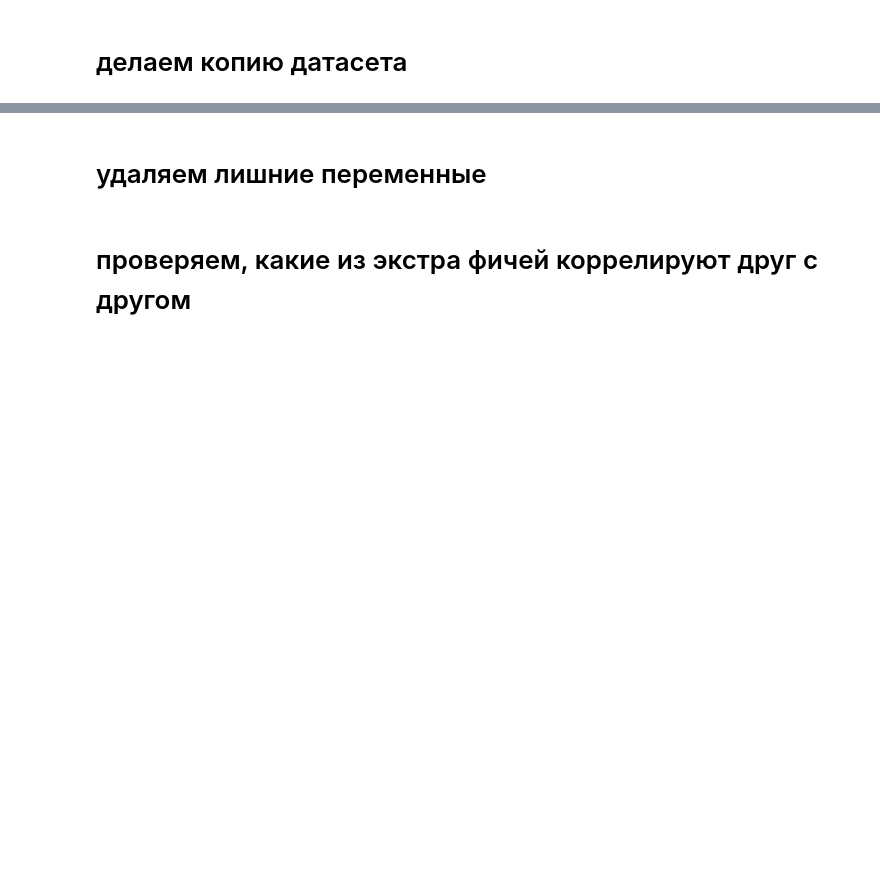
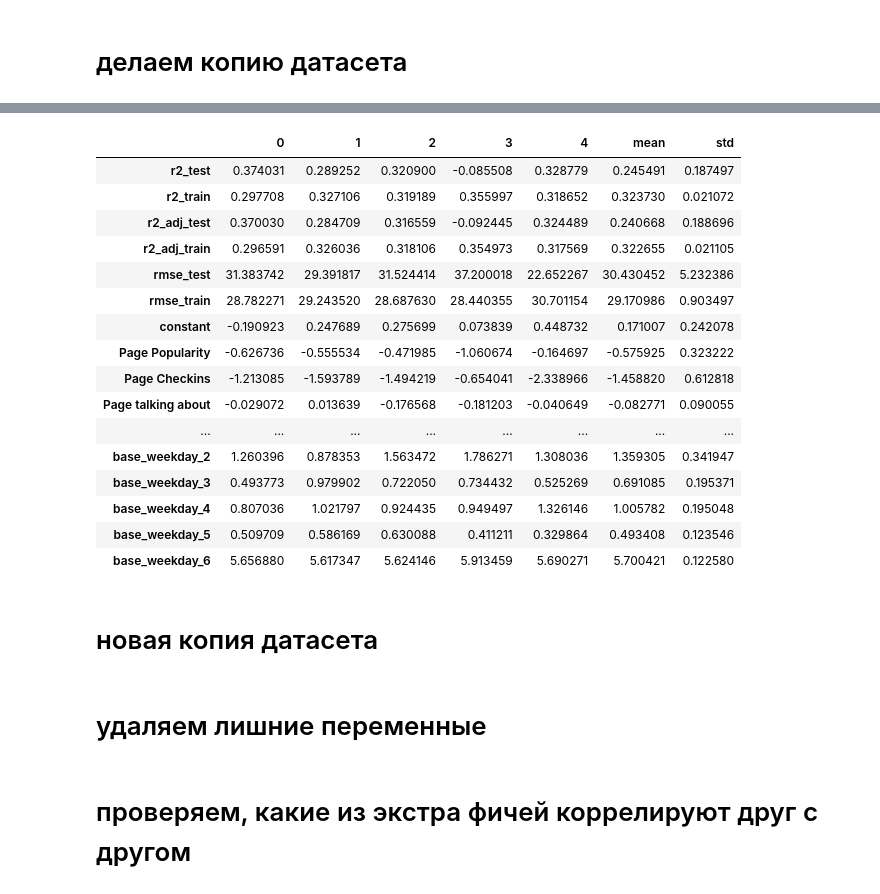
Before and after one commit to peter-pogorelov/spbsu-mlclass, a Jupyter notebook: ml-01.ipynb, the cells around one changed output, grey strips where cells are left out. Cells and saved outputs as stored; diff of their text form; code cells hidden in the pictures; blank space fills up the shorter version.

```diff
--- a/ml-01.ipynb
+++ b/ml-01.ipynb
@@ -118,0 +131,11 @@ train_dataset_small_new = copy(train_dataset_small)
+# %%
+X = train_dataset_small_new
+y = train_dataset_small_new.Target
+X = X.drop('Target', axis=1)
+X = X.drop('Post Promotion Status', axis=1)
+# %%
+# получаем список не-бинарных переменных
+not_binary_cols = X.columns[~X.apply(is_binary)]
+print(not_binary_cols)
+# выполняем нормировку не-биинарных переменных
+X[not_binary_cols] = X[not_binary_cols].apply(lambda x: (x - x.mean()) / (x.std()), axis=0)
@@ -118,0 +189,33 @@ train_dataset_small_new = copy(train_dataset_small)
+# %%
+df = pd.DataFrame(np.vstack([r2_test, r2_train, r2_adj_test, r2_adj_train, rmse_test, rmse_train, np.array(features).T]), index=[
+    'r2_test',
+    'r2_train',
+    'r2_adj_test',
+    'r2_adj_train',
+    'rmse_test',
+    'rmse_train',
+] + ['constant'] + X.columns.tolist())
+
+df = pd.concat([df, df.mean(axis=1).rename('mean'), df.std(axis=1).rename('std')], axis=1)
+
+df
+# %% [output]
+|  | 0 | 1 | 2 | 3 | 4 | mean | std |
+| r2_test | 0.374031 | 0.289252 | 0.320900 | -0.085508 | 0.328779 | 0.245491 | 0.187497 |
+| r2_train | 0.297708 | 0.327106 | 0.319189 | 0.355997 | 0.318652 | 0.323730 | 0.021072 |
+| r2_adj_test | 0.370030 | 0.284709 | 0.316559 | -0.092445 | 0.324489 | 0.240668 | 0.188696 |
+| r2_adj_train | 0.296591 | 0.326036 | 0.318106 | 0.354973 | 0.317569 | 0.322655 | 0.021105 |
+| rmse_test | 31.383742 | 29.391817 | 31.524414 | 37.200018 | 22.652267 | 30.430452 | 5.232386 |
+| rmse_train | 28.782271 | 29.243520 | 28.687630 | 28.440355 | 30.701154 | 29.170986 | 0.903497 |
+| constant | -0.190923 | 0.247689 | 0.275699 | 0.073839 | 0.448732 | 0.171007 | 0.242078 |
+| Page Popularity | -0.626736 | -0.555534 | -0.471985 | -1.060674 | -0.164697 | -0.575925 | 0.323222 |
+| Page Checkins | -1.213085 | -1.593789 | -1.494219 | -0.654041 | -2.338966 | -1.458820 | 0.612818 |
+| Page talking about | -0.029072 | 0.013639 | -0.176568 | -0.181203 | -0.040649 | -0.082771 | 0.090055 |
+| ... | ... | ... | ... | ... | ... | ... | ... |
+| base_weekday_2 | 1.260396 | 0.878353 | 1.563472 | 1.786271 | 1.308036 | 1.359305 | 0.341947 |
+| base_weekday_3 | 0.493773 | 0.979902 | 0.722050 | 0.734432 | 0.525269 | 0.691085 | 0.195371 |
+| base_weekday_4 | 0.807036 | 1.021797 | 0.924435 | 0.949497 | 1.326146 | 1.005782 | 0.195048 |
+| base_weekday_5 | 0.509709 | 0.586169 | 0.630088 | 0.411211 | 0.329864 | 0.493408 | 0.123546 |
+| base_weekday_6 | 5.656880 | 5.617347 | 5.624146 | 5.913459 | 5.690271 | 5.700421 | 0.122580 |
+# %% [markdown]
+# новая копия датасета
```
Also changed, not shown: parts of 15 cells of this notebook.
